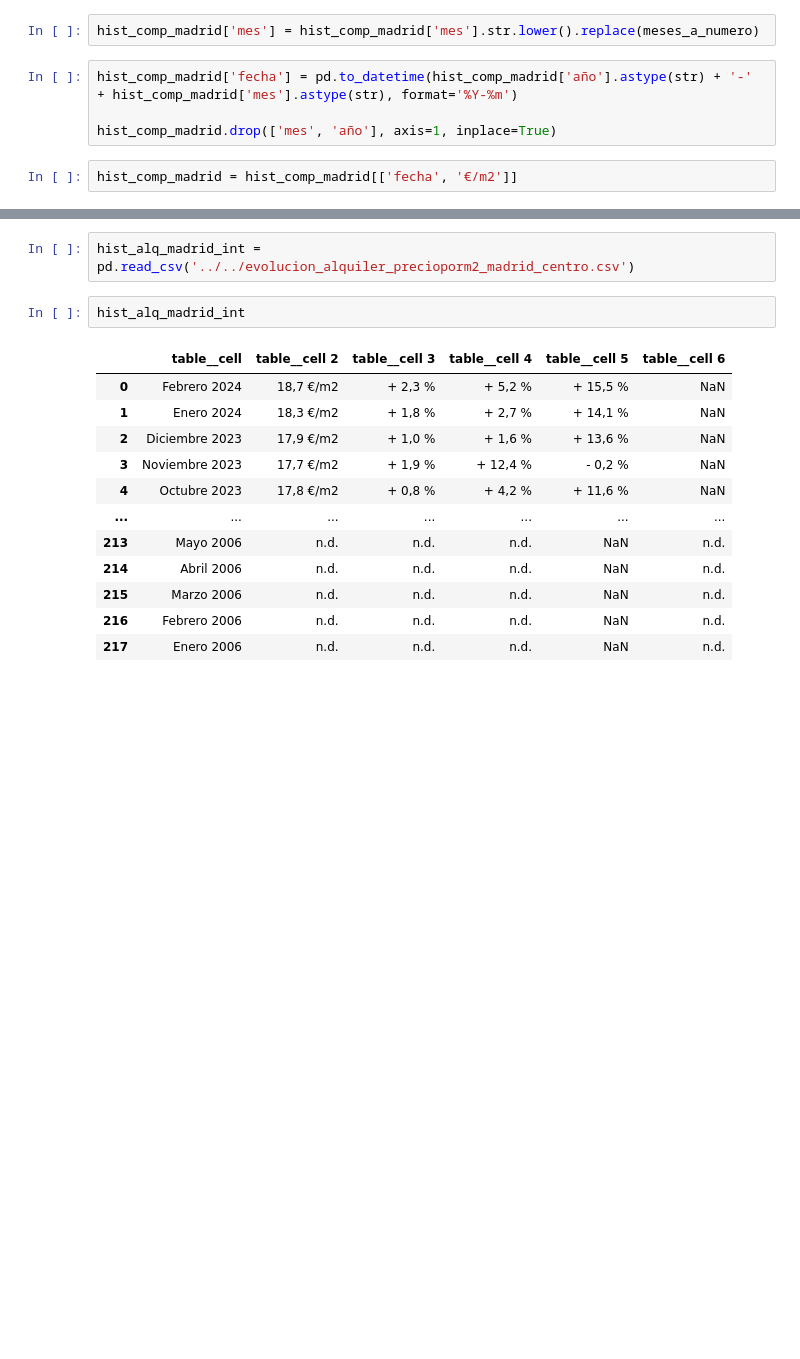
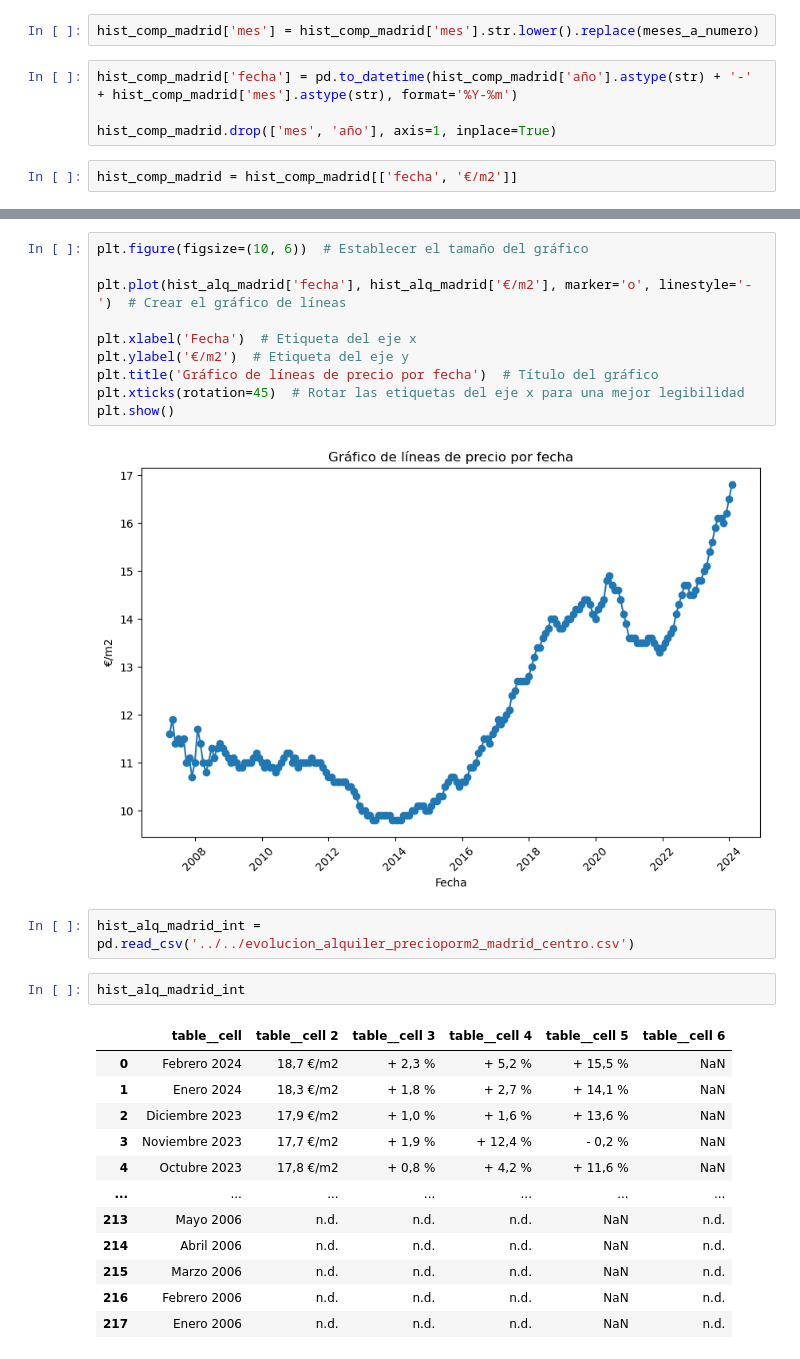
Before and after one commit to Gbau11/Analisis-de-la-vivienda-Idealista, a Jupyter notebook: jupyter/analisis_exploratorio/analisis_explo.ipynb, the cells around one changed output, grey strips where cells are left out. Saved outputs shown, nothing was run; the diff lists cells and outputs as text; blank space fills up the shorter version.

```diff
--- a/jupyter/analisis_exploratorio/analisis_explo.ipynb
+++ b/jupyter/analisis_exploratorio/analisis_explo.ipynb
@@ -104,3 +119,15 @@ hist_comp_madrid = hist_comp_madrid[['fecha', '€/m2']]
+# %%
+plt.figure(figsize=(10, 6))  # Establecer el tamaño del gráfico
+
+plt.plot(hist_alq_madrid['fecha'], hist_alq_madrid['€/m2'], marker='o', linestyle='-')  # Crear el gráfico de líneas
+
+plt.xlabel('Fecha')  # Etiqueta del eje x
+plt.ylabel('€/m2')  # Etiqueta del eje y
+plt.title('Gráfico de líneas de precio por fecha')  # Título del gráfico
+plt.xticks(rotation=45)  # Rotar las etiquetas del eje x para una mejor legibilidad
+plt.show()
+# %% [output]
+[figure, added]
 # %%
 hist_alq_madrid_int = pd.read_csv('../../evolucion_alquiler_precioporm2_madrid_centro.csv')
 # %%
```
Also changed, not shown: parts of 8 cells of this notebook, 2 other files.
